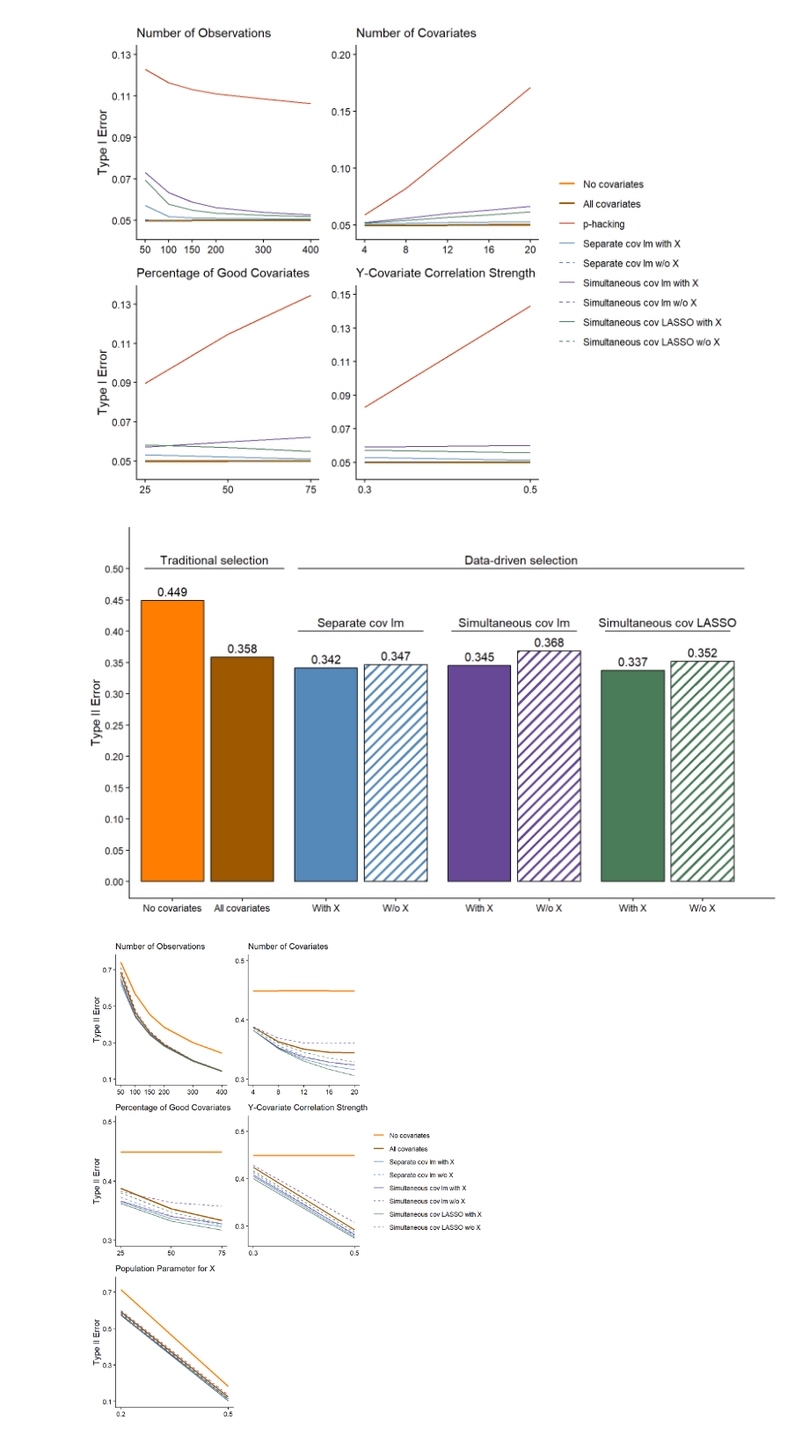
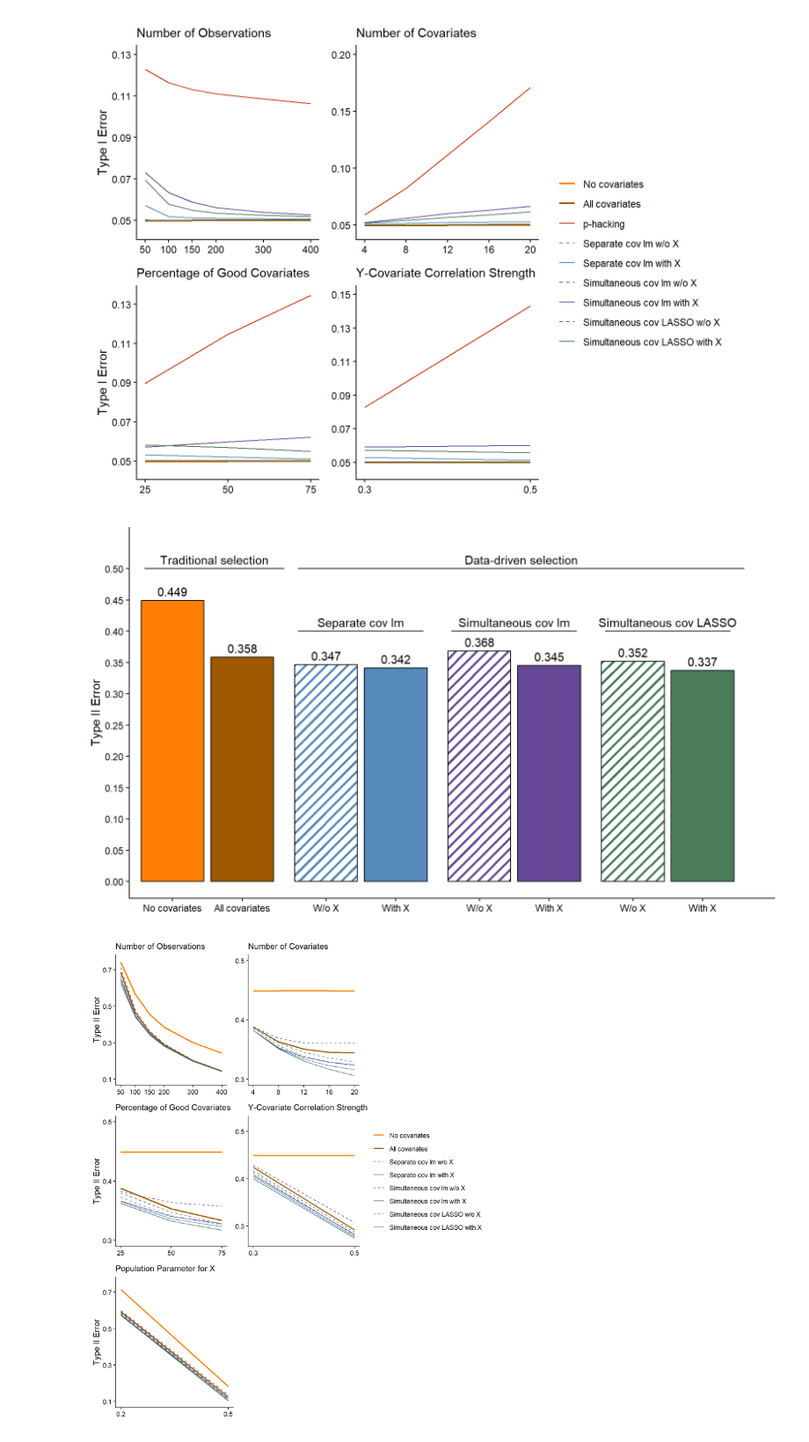
Before and after one commit to jjcurtin/study_cov, a Jupyter notebook: notebooks/mak_figures.embed.ipynb, the cells around one changed output. Shown at 88% size. Drawn from its saved outputs; the diff is of its cells as text; code cells hidden in the pictures.

```diff
--- a/notebooks/mak_figures.embed.ipynb
+++ b/notebooks/mak_figures.embed.ipynb
@@ -20,13 +20,16 @@ i Use the conflicted package (<http://conflicted.r-lib.org/>) to force all confl
 d <- d |>
    mutate(method = factor(method,
                           levels = c("no_covs", "all_covs","p_hacked",
-                                      "partial_r", "r",
-                                     "full_lm",   "full_lm_wo_x",
-                                     "lasso", "lasso_wo_x"),
+                                       "r", "partial_r",
+                                     "full_lm_wo_x", "full_lm",
+                                     "lasso_wo_x", "lasso"),
                          labels = c("No covariates", "All covariates", "p-hacking",
-                                    "Separate cov lm with X", "Separate cov lm w/o X",
-                                    "Simultaneous cov lm with X", "Simultaneous cov lm w/o X",
-                                    "Simultaneous cov LASSO with X", "Simultaneous cov LASSO w/o X")))
+                                    "Separate cov lm w/o X",
+                                    "Separate cov lm with X",
+                                    "Simultaneous cov lm w/o X",
+                                    "Simultaneous cov lm with X",
+                                    "Simultaneous cov LASSO w/o X",
+                                    "Simultaneous cov LASSO with X")))
 
 d_0 <- d |>
   filter(b_x == 0)
@@ -269,9 +272,9 @@ plot_df <- df |>
 
 x_breaks <- plot_df$x_pos
 x_labels <- c("No covariates", "All covariates",
-              "With X", "W/o X",
-              "With X", "W/o X",
-              "With X", "W/o X")
+              "W/o X", "With X",
+              "W/o X", "With X",
+              "W/o X", "With X")
 
 segment_labels <- tibble::tibble(
   x = c(mean(c(0.6, 2.6)),
@@ -302,34 +305,34 @@ ggplot(
   geom_segment(aes(y = .50, x = 2.8, xend = 9.2)) +
   geom_segment(aes(y = .40, x = 2.8, xend = 4.6)) +
   geom_segment(aes(y = .40, x = 5, xend = 6.8)) +
   geom_segment(aes(y = .40, x = 7.2, xend = 9)) +
   geom_text(
     aes(label = sprintf("%.3f", type_II)),
     vjust = -0.5
   ) +
   geom_text(
     data = segment_labels,
     aes(x = x, y = y, label = label),
     inherit.aes = FALSE
   ) +
   labs(x = NULL, y = "Type II Error") +
   scale_y_continuous(
     limits = c(0, max(type_II_summary$type_II) * 1.2),
     breaks = seq(0, max(type_II_summary$type_II) * 1.2, by = 0.05)
   ) +
   # numeric x with custom breaks/labels; gaps are just extra space between positions
   scale_x_continuous(
     breaks = x_breaks,
     labels = x_labels,
     expand = expansion(mult = c(0.02, 0.05))
   ) +
   scale_pattern_manual(values = method_patterns) +
   scale_fill_manual(values = method_colors) +
   theme(
     legend.position = "none"
   )
 # %% [output]
-[figure, old version]
+[figure, new version]
 # %%
 observations_2 <- d_02 |>
   bind_rows(d_05) |>
```
Also changed, not shown: parts of 2 cells of this notebook, 29 other files.
